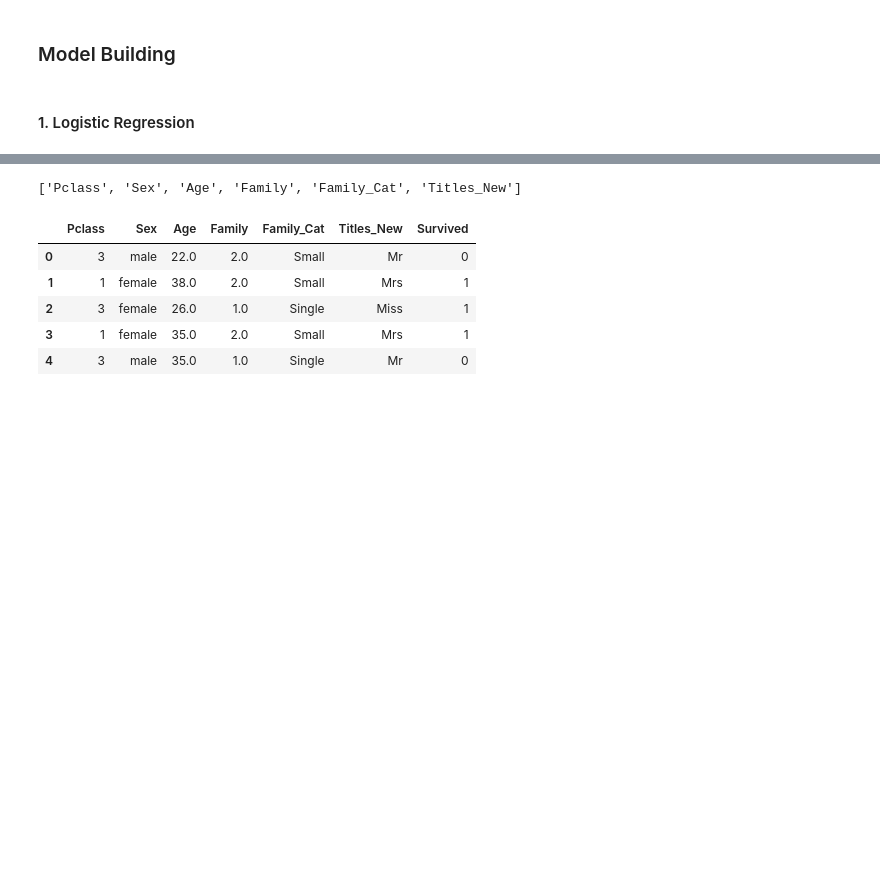
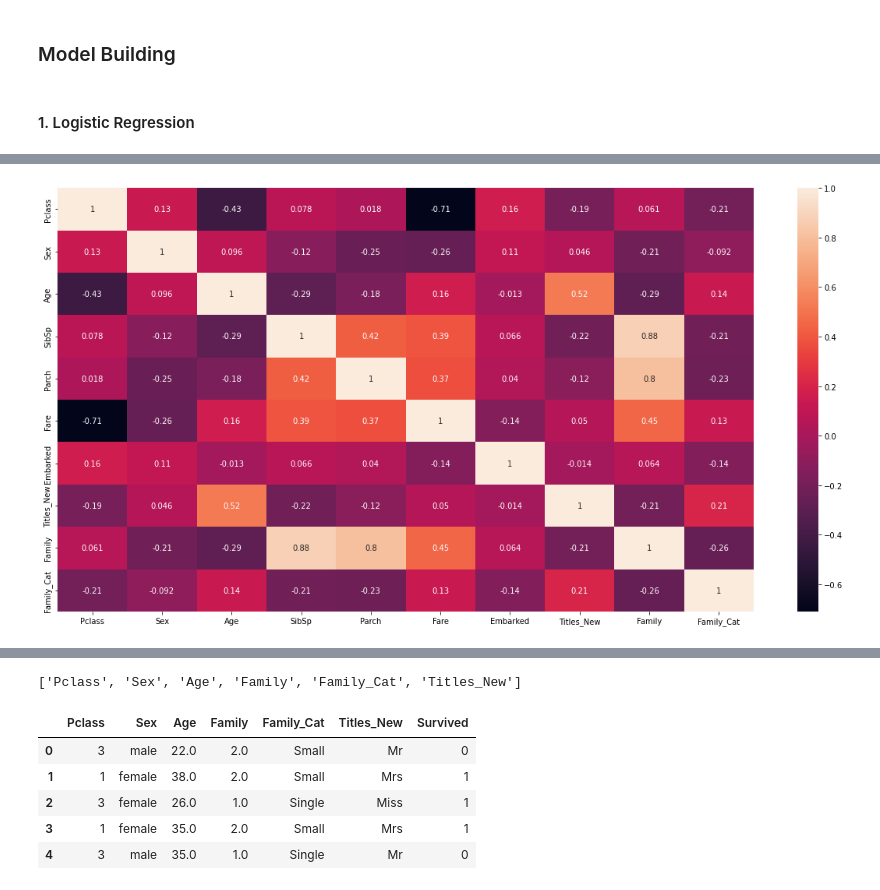
Before and after one commit to Dhruv-Chandra/Titanic, a Jupyter notebook: Titanic.ipynb, the cells around one changed output, grey strips where cells are left out. Saved outputs shown, nothing was run; the diff lists cells and outputs as text; code cells hidden in the pictures; blank space fills up the shorter version.

```diff
--- a/Titanic.ipynb
+++ b/Titanic.ipynb
@@ -137,0 +158,5 @@ def print_best(name, x):
+# %%
+def check_multicol(x):
+    plt.figure(figsize=(20, 10))
+    sns.heatmap(x.corr(), annot=True)
+    plt.show()
@@ -665,6 +722,12 @@ Titles_New    -0.1975      0.133     -1.489      0.136      -0.458       0.062
 Family        -0.1907        nan        nan        nan         nan         nan
 Family_Cat     0.3668      0.160      2.293      0.022       0.053       0.680
 ==============================================================================
+# %%
+# Checking Multicollinearity - Values greater than 0.40 indicate Multicollinearity.
+
+check_multicol(x_train)
+# %% [output]
+[figure, added]
 # %%
 # Removing cols with p-value more than 0.05
 
```
Also changed, not shown: parts of 26 cells of this notebook.
